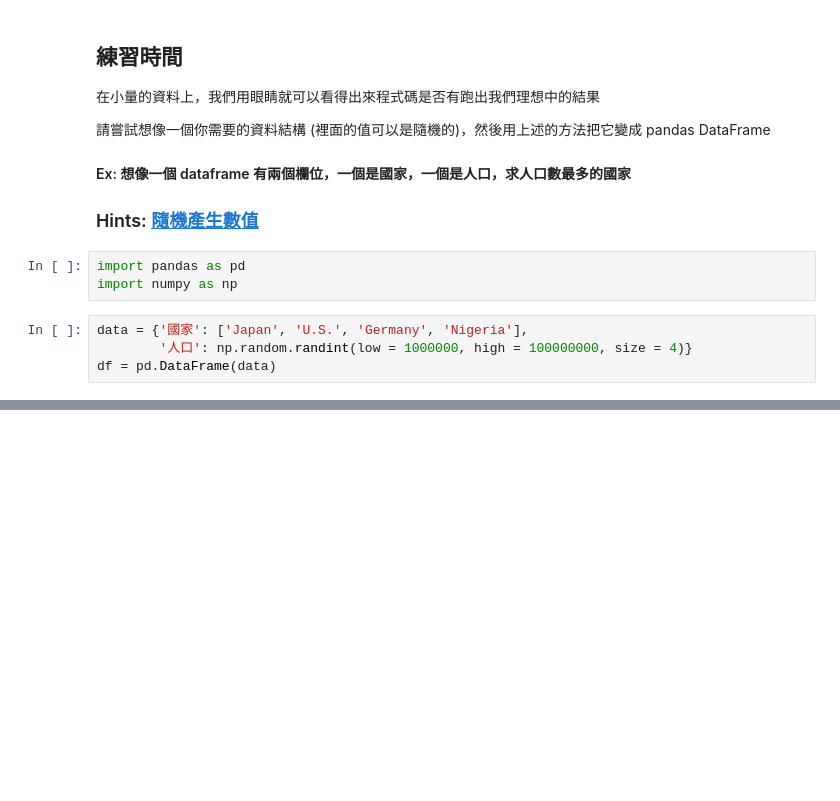
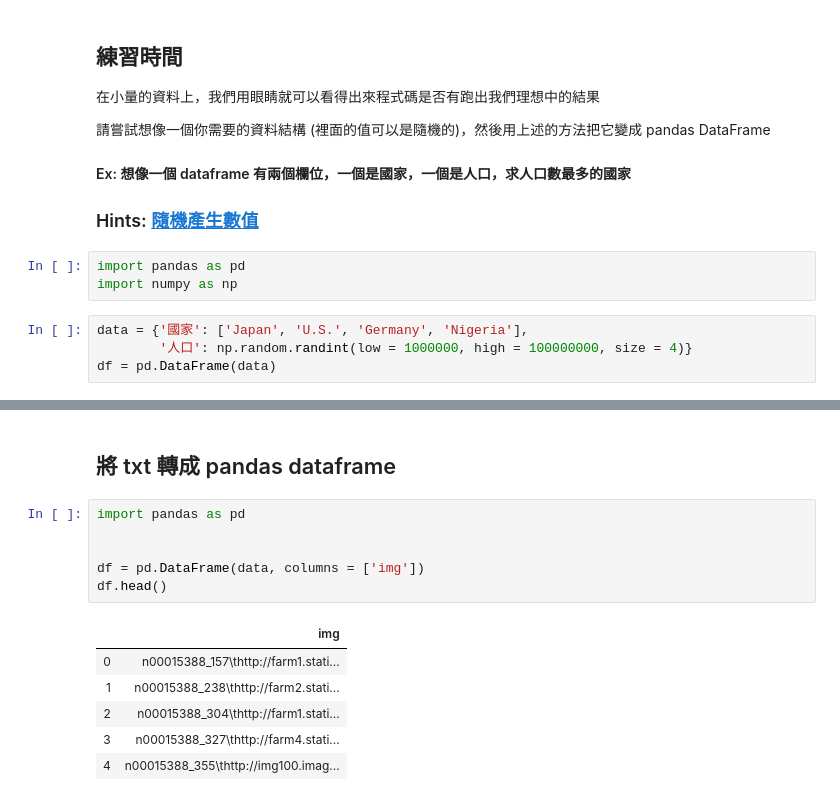
Before and after one commit to benjiepan/ML100Days, a Jupyter notebook: homework/Day_005_HW.ipynb, the cells around one changed output, grey strips where cells are left out. Cells and saved outputs as stored; diff of their text form; blank space fills up the shorter version.

```diff
--- a/homework/Day_005_HW.ipynb
+++ b/homework/Day_005_HW.ipynb
@@ -36,0 +86,15 @@ df.loc[df['人口'] == df['人口'].max()]
+# %% [markdown]
+## 將 txt 轉成 pandas dataframe
+# %%
+import pandas as pd
+
+
+df = pd.DataFrame(data, columns = ['img'])
+df.head()
+# %% [output]
+|  | img |
+| 0 | n00015388_157\thttp://farm1.stati... |
+| 1 | n00015388_238\thttp://farm2.stati... |
+| 2 | n00015388_304\thttp://farm1.stati... |
+| 3 | n00015388_327\thttp://farm4.stati... |
+| 4 | n00015388_355\thttp://img100.imag... |
```
Also changed, not shown: parts of 13 cells of this notebook.
